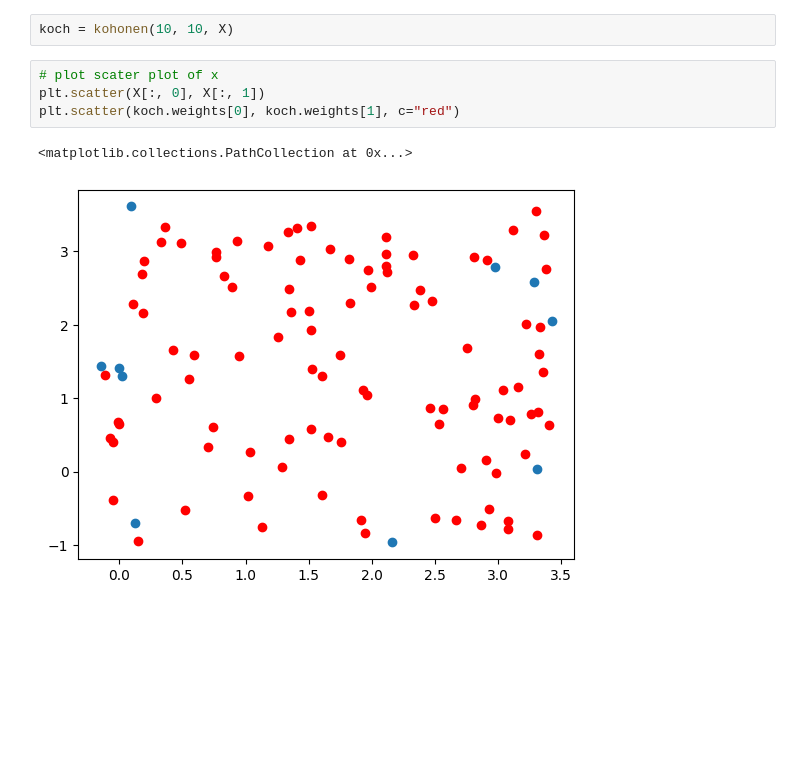
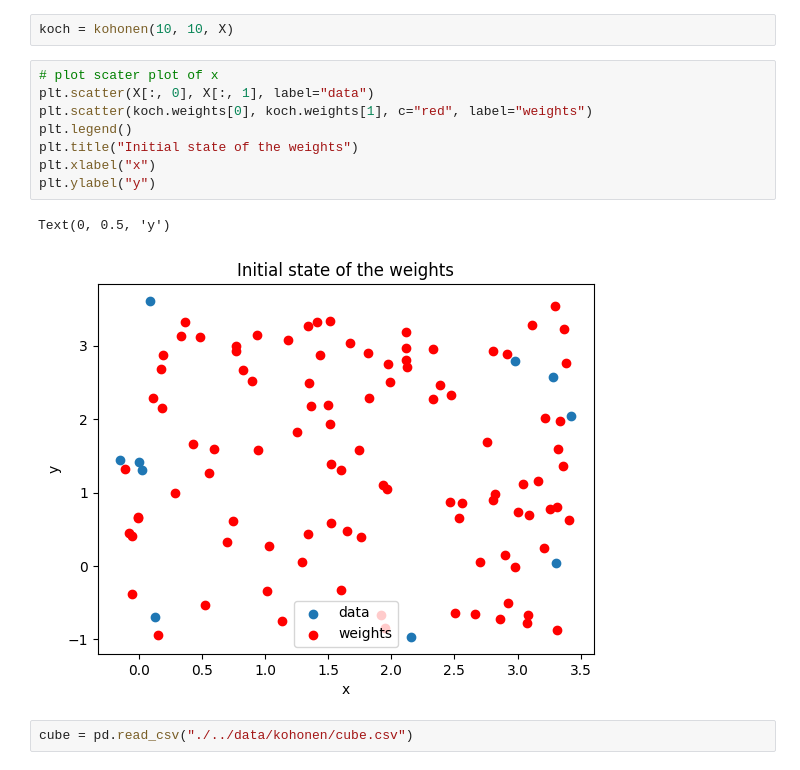
Before and after one commit to nizwant/methods_of_computational_intelligence, a Jupyter notebook: KohonenNetworks/KOH1.ipynb, the cells around one changed output. Cells and saved outputs as stored; diff of their text form; blank space fills up the shorter version.

```diff
--- a/KohonenNetworks/KOH1.ipynb
+++ b/KohonenNetworks/KOH1.ipynb
@@ -40,8 +75,14 @@ X = pd.DataFrame(np.random.uniform(-1, 4, (10, 2)), columns=["x", "y"]).to_numpy
 koch = kohonen(10, 10, X)
 # %%
 # plot scater plot of x
-plt.scatter(X[:, 0], X[:, 1])
-plt.scatter(koch.weights[0], koch.weights[1], c="red")
+plt.scatter(X[:, 0], X[:, 1], label="data")
+plt.scatter(koch.weights[0], koch.weights[1], c="red", label="weights")
+plt.legend()
+plt.title("Initial state of the weights")
+plt.xlabel("x")
+plt.ylabel("y")
 # %% [output]
-<matplotlib.collections.PathCollection at 0x...>
+Text(0, 0.5, 'y')
-[figure, old version]
+[figure, new version]
+# %%
+cube = pd.read_csv("./../data/kohonen/cube.csv")
```
Also changed, not shown: parts of 8 cells of this notebook.
